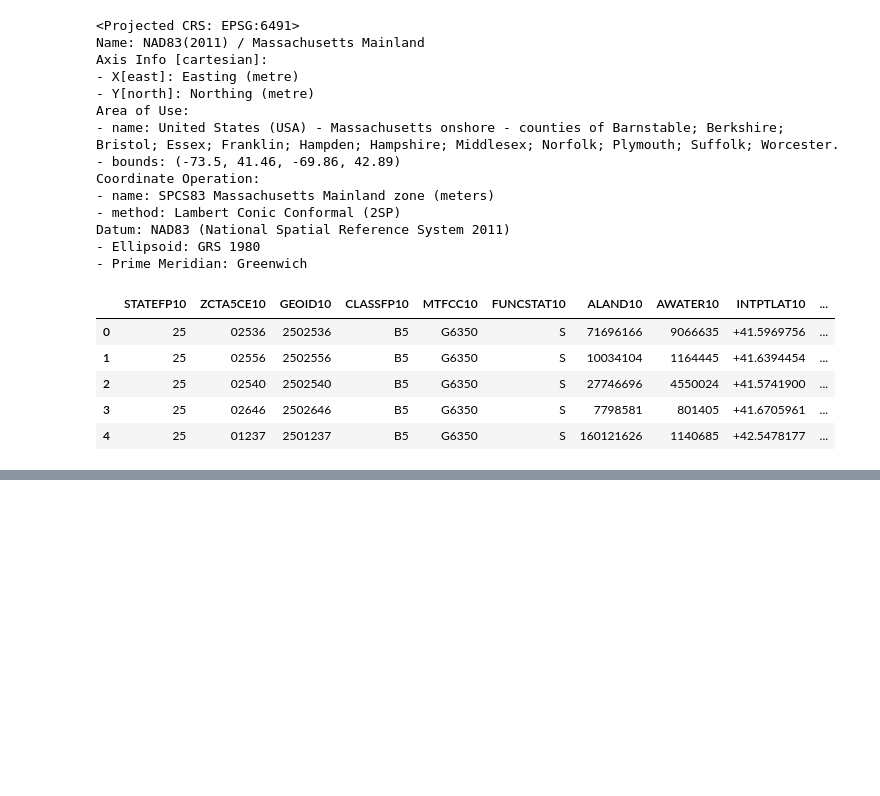
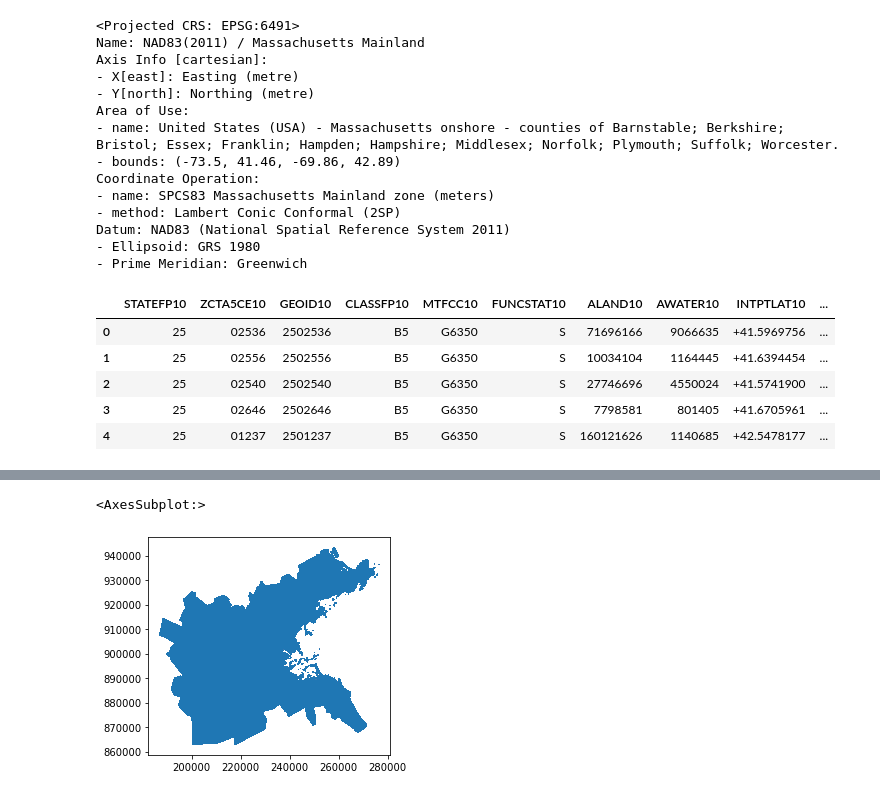
Before and after one commit to gingerleib/outdoor-recreation, a Jupyter notebook: Outdoor_Rec_Analysis.ipynb, the cells around one changed output, grey strips where cells are left out. Saved outputs shown, nothing was run; the diff lists cells and outputs as text; code cells hidden in the pictures; blank space fills up the shorter version.

Commit message:
joined MPO shapefile and ZCTA shapefile

```diff
--- a/Outdoor_Rec_Analysis.ipynb
+++ b/Outdoor_Rec_Analysis.ipynb
@@ -102,0 +95,3 @@ zcta.head()
+# %%
+boston_zips = gpd.sjoin(boston_mpo_area, zcta, how="left")
+boston_zips
@@ -102,0 +112,5 @@ zcta.head()
+# %%
+boston_zips.plot()
+# %% [output]
+<AxesSubplot:>
+[figure, added]
```
Also changed, not shown: parts of 2 cells of this notebook.
